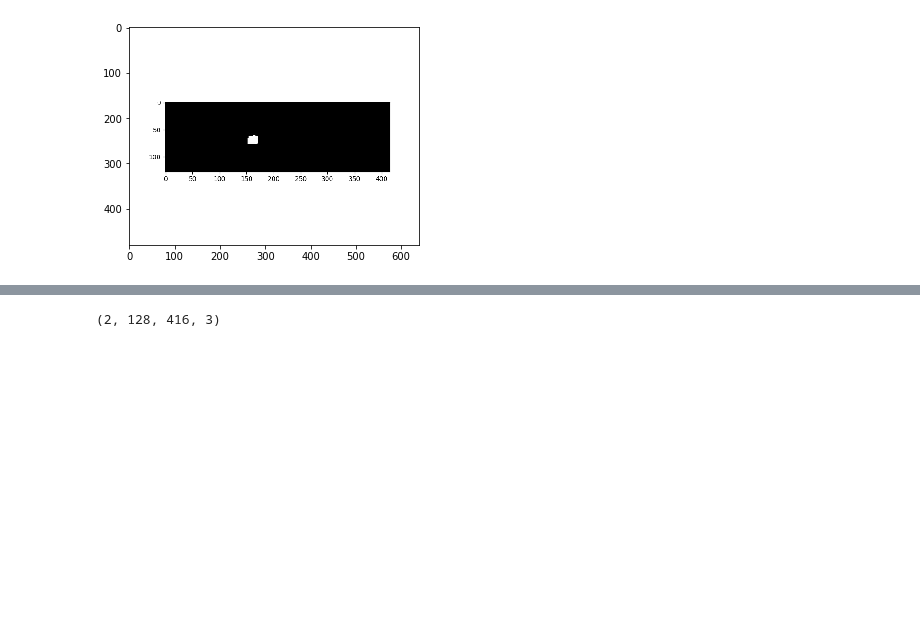
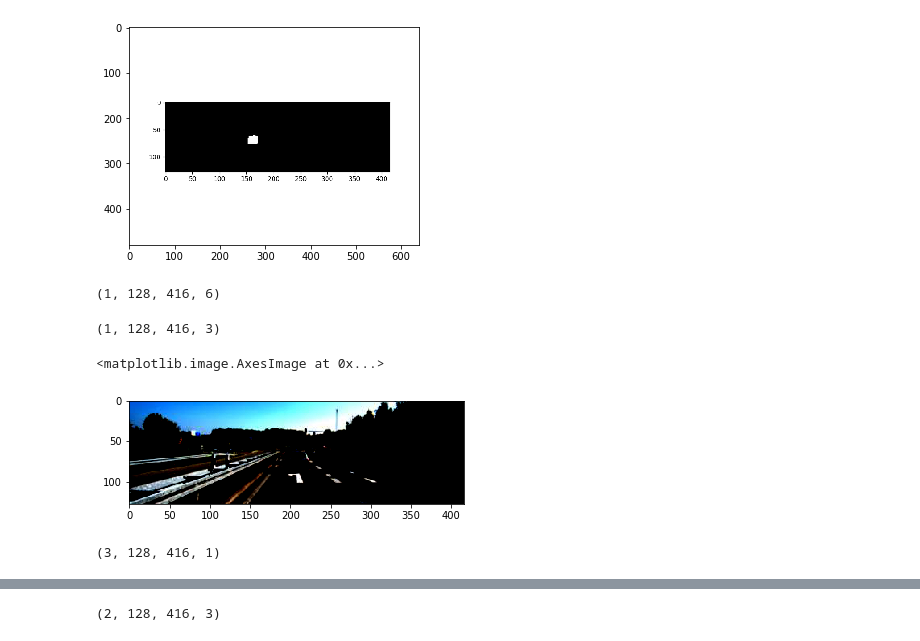
Before and after one commit to qihao-huang/GeoNet, a Jupyter notebook: tools/show_depth_delta.ipynb, the cells around one changed output, grey strips where cells are left out. Drawn from its saved outputs; the diff is of its cells as text; code cells hidden in the pictures; blank space fills up the shorter version.

```diff
--- a/tools/show_depth_delta.ipynb
+++ b/tools/show_depth_delta.ipynb
@@ -157,3 +157,5 @@ plt.imshow(rgb_img)
 # vis test intermediate vars
 # %%
 base_path = "/userhome/34/h3567721/projects/Depth/GeoNet/predictions/test_depth_geo_delta_two_stage_mask_tmp"
+# %%
+tgt = np.load(os.path.join(base_path, "tgt_image", "1593593135.89.npy"))
@@ -159,0 +164,13 @@ base_path = "/userhome/34/h3567721/projects/Depth/GeoNet/predictions/test_depth_
+# %%
+src.shape
+# %% [output]
+(1, 128, 416, 6)
+# %%
+tgt.shape
+# %% [output]
+(1, 128, 416, 3)
+# %%
+plt.imshow(tgt[0,:,:,:])
+# %% [output]
+<matplotlib.image.AxesImage at 0x...>
+[figure, added]
@@ -159,0 +179,4 @@ base_path = "/userhome/34/h3567721/projects/Depth/GeoNet/predictions/test_depth_
+# %%
+depth.shape
+# %% [output]
+(3, 128, 416, 1)
```
Also changed, not shown: parts of 10 cells of this notebook, 9 other files.
